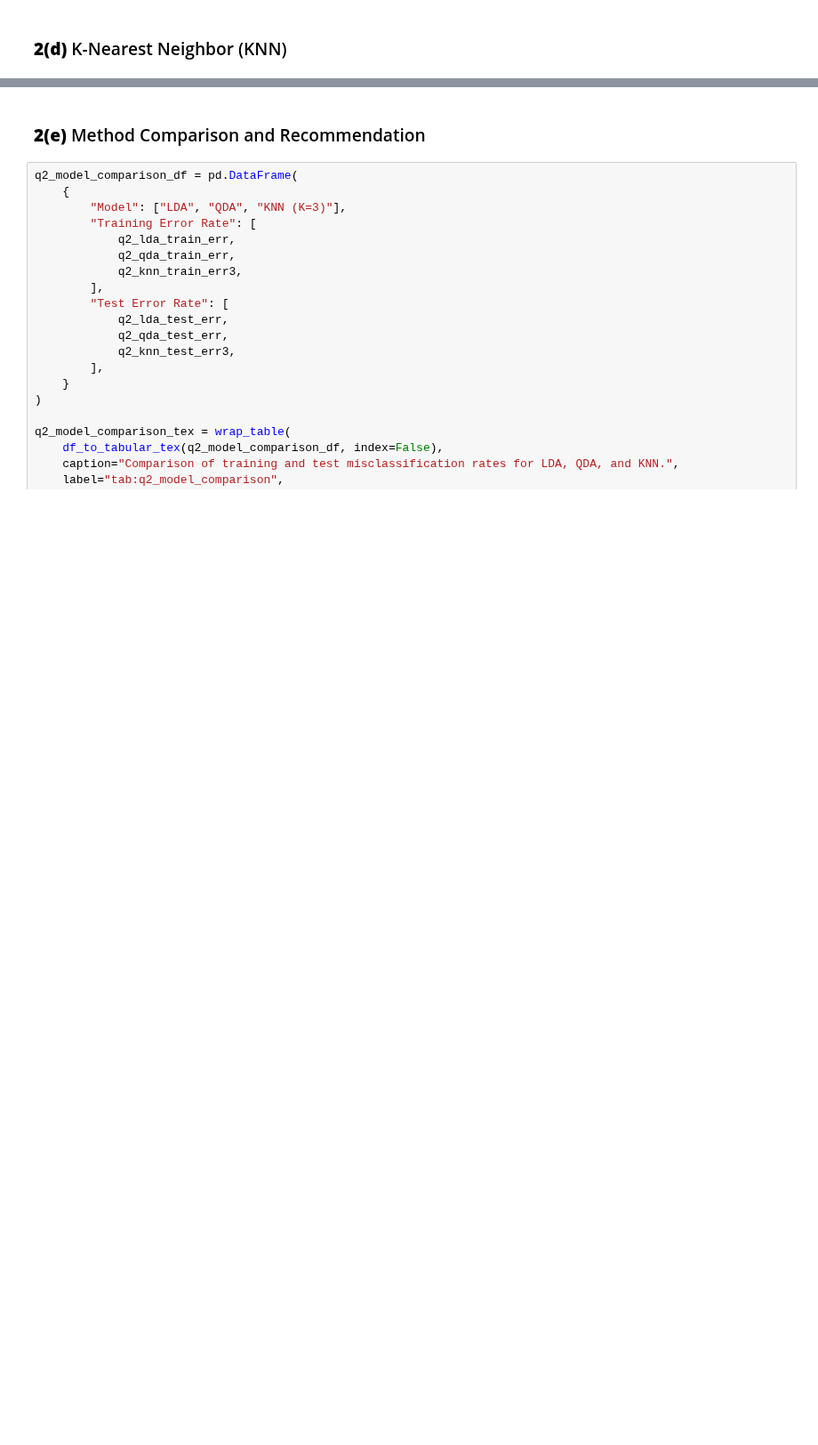
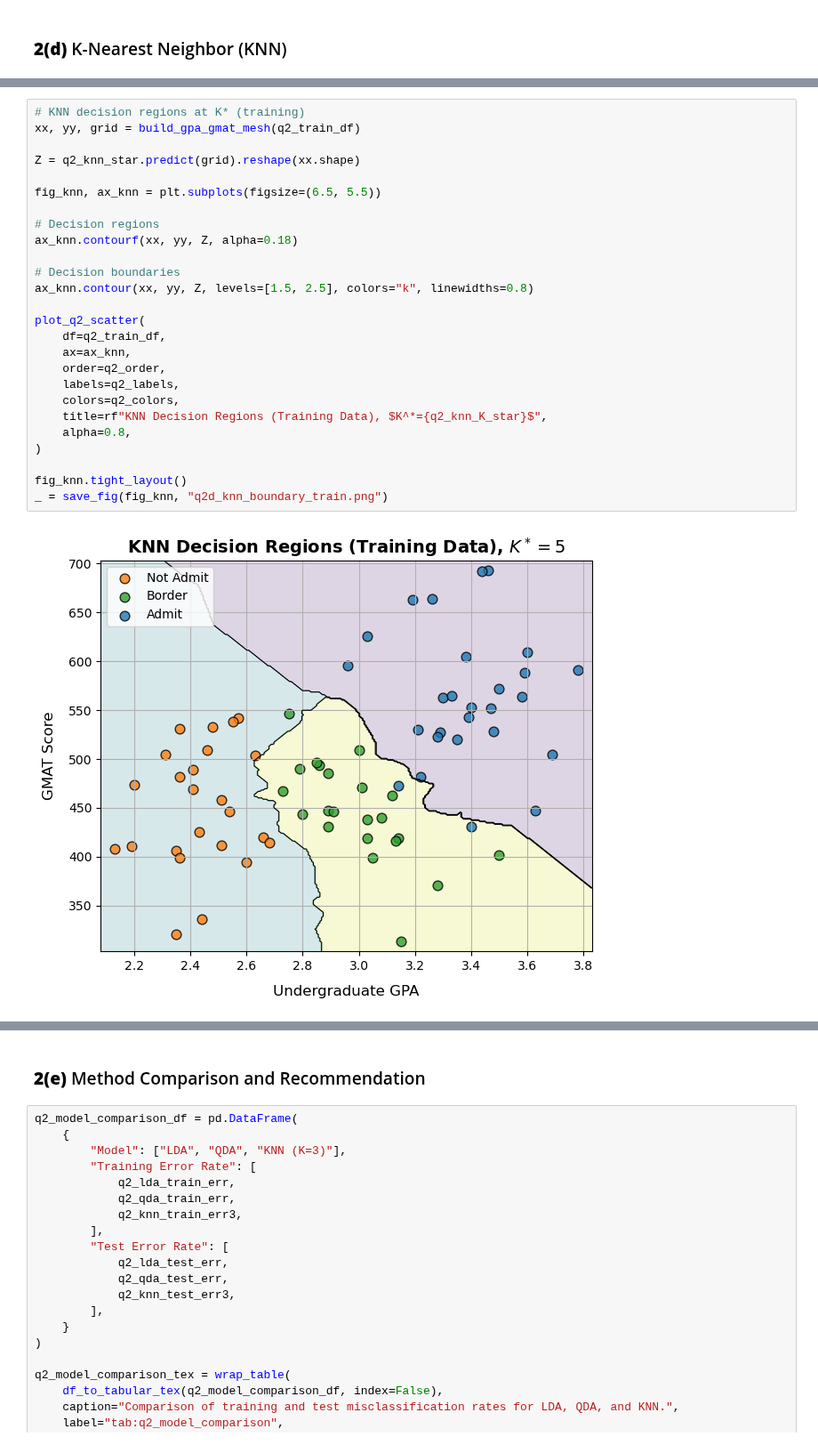
Before and after one commit to etoobian/STAT587_DS1_HW2, a Jupyter notebook: notebooks/STAT587_HW2.ipynb, the cells around one changed output, grey strips where cells are left out. Shown at 89% size. Cells and saved outputs as stored; diff of their text form; blank space fills up the shorter version.

```diff
--- a/notebooks/STAT587_HW2.ipynb
+++ b/notebooks/STAT587_HW2.ipynb
@@ -2204,0 +2250,28 @@ q2_knn_summary_tex = wrap_table(
+# %%
+# KNN decision regions at K* (training)
+xx, yy, grid = build_gpa_gmat_mesh(q2_train_df)
+
+Z = q2_knn_star.predict(grid).reshape(xx.shape)
+
+fig_knn, ax_knn = plt.subplots(figsize=(6.5, 5.5))
+
+# Decision regions
+ax_knn.contourf(xx, yy, Z, alpha=0.18)
+
+# Decision boundaries
+ax_knn.contour(xx, yy, Z, levels=[1.5, 2.5], colors="k", linewidths=0.8)
+
+plot_q2_scatter(
+    df=q2_train_df,
+    ax=ax_knn,
+    order=q2_order,
+    labels=q2_labels,
+    colors=q2_colors,
+    title=rf"KNN Decision Regions (Training Data), $K^*={q2_knn_K_star}$",
+    alpha=0.8,
+)
+
+fig_knn.tight_layout()
+_ = save_fig(fig_knn, "q2d_knn_boundary_train.png")
+# %% [output]
+[figure, added]
```
Also changed, not shown: parts of 36 cells of this notebook, 10 other files.
